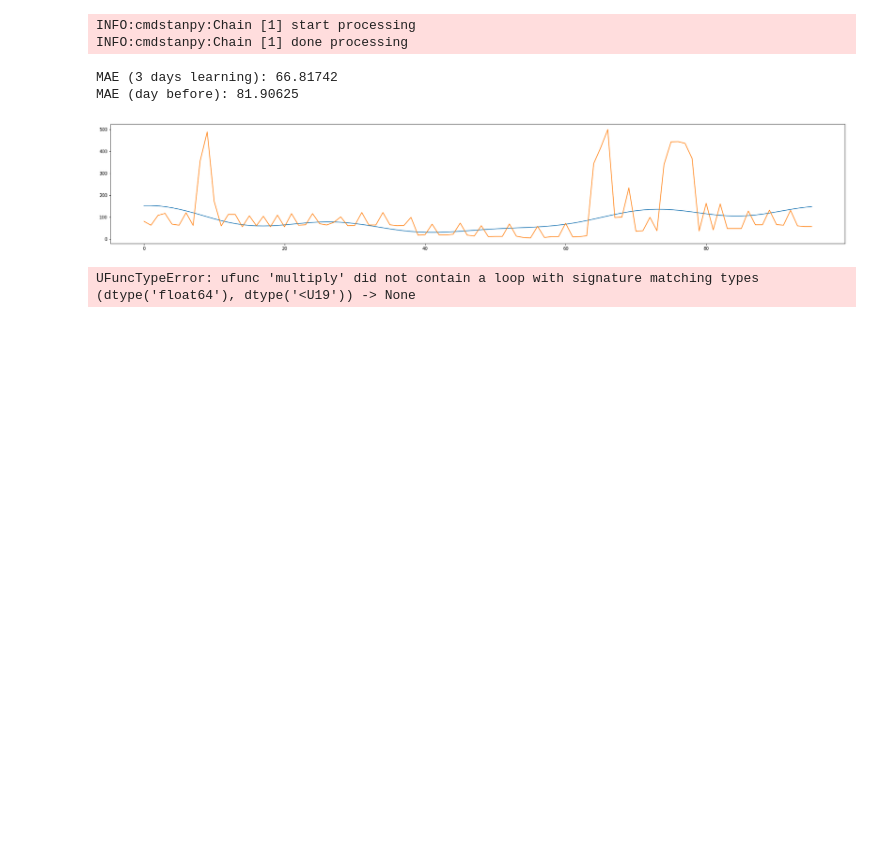
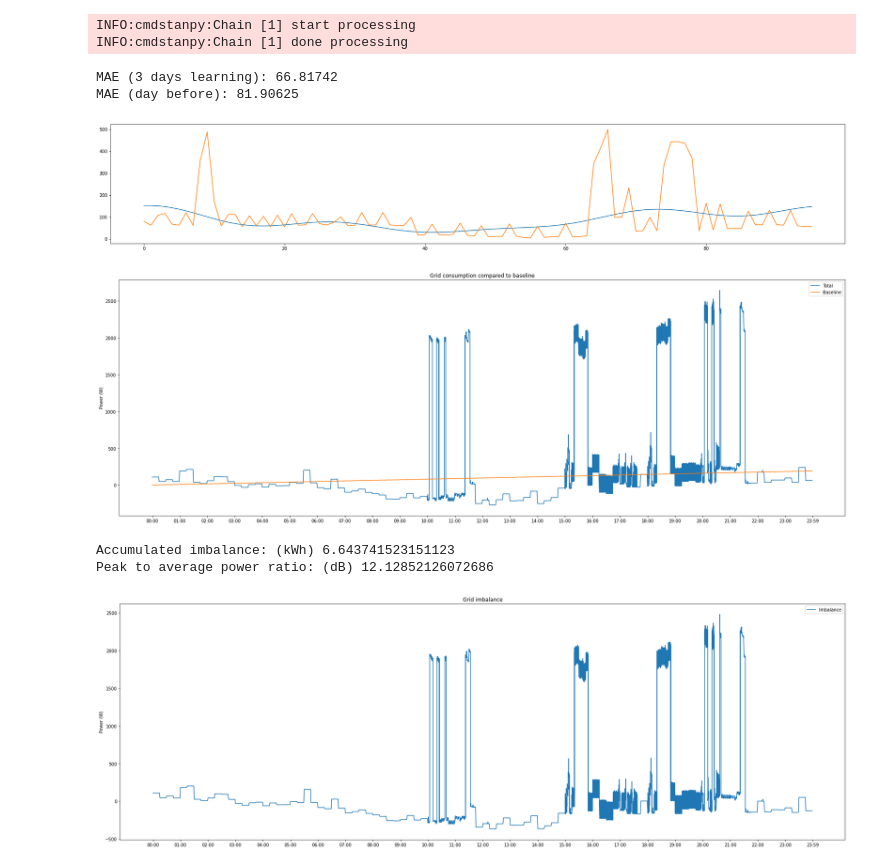
Before and after one commit to mihaela06/microgrid-blockchain, a Jupyter notebook: simulation/static_simulation.ipynb, the cells around one changed output. Drawn from its saved outputs; the diff is of its cells as text; code cells hidden in the pictures; blank space fills up the shorter version.

```diff
--- a/simulation/static_simulation.ipynb
+++ b/simulation/static_simulation.ipynb
@@ -164,7 +164,7 @@ def plot_grid(ids):
         else:
             total += background
         line = []
-        for i in dfbase[dfbase.columns[1]]:
+        for i in dfbase[dfbase.columns[0]]:
             line = np.concatenate((line, np.ones(15 * 60) * i))
         if baseline is None:
             baseline = line
@@ -201,32 +201,35 @@ def plot_grid(ids):
                                 np.ones(p['duration'])
                             arr = np.concatenate(
                                 (np.zeros(task['offset']), consume))
                             arr = np.concatenate(
                                 (arr, np.zeros(86400 - len(arr))))
                         total += consume * neg
     time = [secondsToString(x) for x in range(0, 86400)]
     plt.figure(figsize=(30, 10))
     plt.xticks(ticks=range(0, 25*60, 60), labels=['00:00', '01:00', '02:00', '03:00', '04:00', '05:00', '06:00',
                '07:00', '08:00', '09:00', '10:00', '11:00', '12:00', '13:00', '14:00', '15:00', '16:00', '17:00', '18:00', '19:00', '20:00', '21:00', '22:00', '23:00', '23:59'])
     plt.plot(time, total, label='Total')
     plt.plot(time, baseline, label='Baseline')
     plt.legend()
     plt.ylabel('Power (W)')
     plt.title("Grid consumption compared to baseline")
     plt.show()
     plt.figure(figsize=(30, 10))
     plt.xticks(ticks=range(0, 25*60, 60), labels=['00:00', '01:00', '02:00', '03:00', '04:00', '05:00', '06:00',
                '07:00', '08:00', '09:00', '10:00', '11:00', '12:00', '13:00', '14:00', '15:00', '16:00', '17:00', '18:00', '19:00', '20:00', '21:00', '22:00', '23:00', '23:59'])
     plt.plot(time, total - baseline, label='Imbalance')
     plt.legend()
     plt.ylabel('Power (W)')
     plt.title("Grid imbalance")
     print("Accumulated imbalance: (kWh)",
           (abs(total - baseline)).sum() / (1000 * 3600))
     print("Peak to average power ratio: (dB)", 10 *
           math.log10(total.max() / total.mean()))
 
 
-plot_grid(["1", "2", "6"])
+plot_grid(["1", "2"])
 # %% [output]
+[figure, added]
-UFuncTypeError: ufunc 'multiply' did not contain a loop with signature matching types (dtype('float64'), dtype('<U19')) -> None
+Accumulated imbalance: (kWh) 6.643741523151123
+Peak to average power ratio: (dB) 12.12852126072686
+[figure, added]
```
Also changed, not shown: 9 other files.
